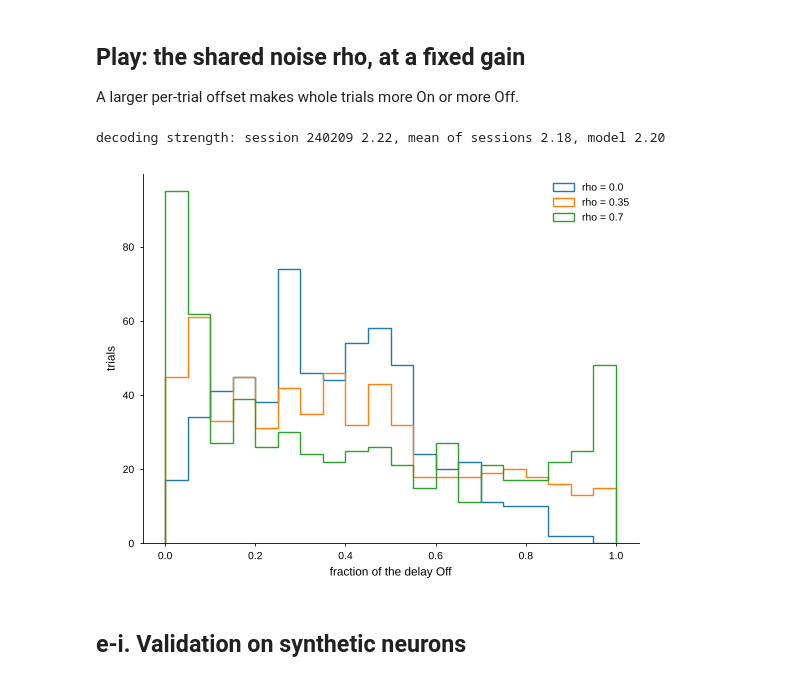
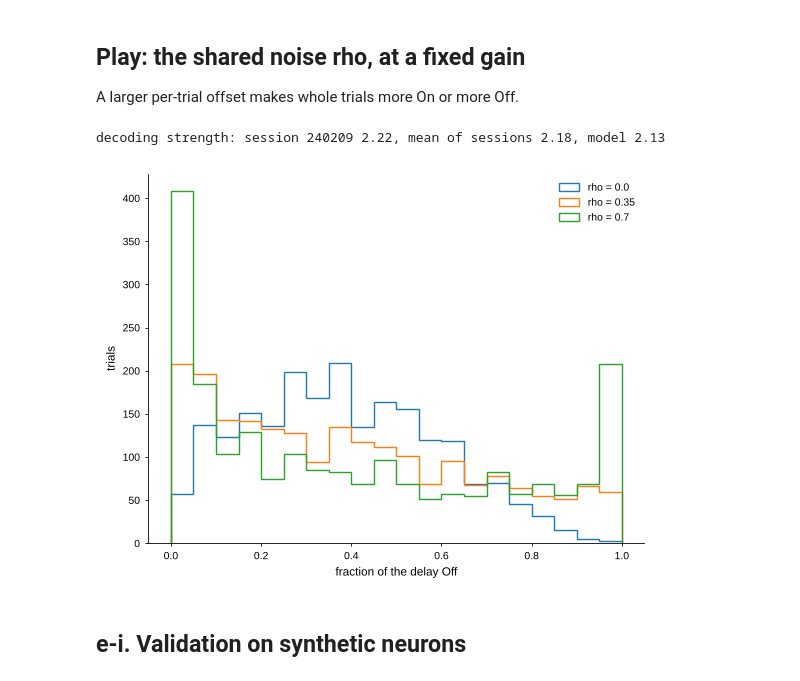
Before and after one commit to jmourabarbosa/nmda-intermitent, a Jupyter notebook: figure_notebooks/figS1.ipynb, the cells around one changed output. Cells and saved outputs as stored; diff of their text form; code cells hidden in the pictures.

```diff
--- a/figure_notebooks/figS1.ipynb
+++ b/figure_notebooks/figS1.ipynb
@@ -28,12 +28,9 @@ mean over sessions (BUGS.md, A1: this figure's calibration, on 1,056 trials).
 # %%
 ses, hist = readout.load_data()
 target = ses['all']['mu_on'].mean()
-dw, tz = readout.rate_diff(ratemodel.simulate(P, 1056, seed=11))
+model = readout.reference(P, ses)
+ref = model['sets']['all']
+c = ref['gain']
 delay = lambda t: (t >= 500) & (t <= 1400)
-rng = np.random.default_rng(1)
-eta = readout.noise(dw.shape, RHO, rng)
-grid = 10 ** np.linspace(-2.6, -0.3, 15)
-mus = readout.gain_curve(dw, eta, delay(tz), rng, grid)
-c = readout.gain_for(target, mus, grid)
 print(f'data decoding strength {target:.2f}; gain c = {c:.4f} z per Hz')
 # %% [output]
@@ -92,18 +76,19 @@ m['mu_on_data'] = target
 ## Play: the shared noise rho, at a fixed gain
 A larger per-trial offset makes whole trials more On or more Off.
 # %%
+dwL, tzL = readout.rate_diff(model['sim'])
 validL = (tzL >= 0) & (tzL <= 1400)
 for rho in (0.0, 0.35, 0.7):
     rr = np.random.default_rng(3)
     st_ = onoff.label(c * dwL + readout.noise(dwL.shape, rho, rr), readout.null_threshold(dwL.shape, rho, rr), validL)
     plt.hist((st_[:, delay(tzL)] == -1).mean(1), np.linspace(0, 1, 21), histtype='step', label=f'rho = {rho}')
 plt.xlabel('fraction of the delay Off'); plt.ylabel('trials'); plt.legend();
 data_z = dict(np.load(paths.results('recordings', 'example_delay_z.npz')))     # the session closest to the mean
 print(f"decoding strength: session {data_z['session']} {data_z['gmm_means'].max():.2f}, mean of sessions {target:.2f}, "
       f"model {m['mu_on_model']:.2f}")
 # %% [output]
-decoding strength: session 240209 2.22, mean of sessions 2.18, model 2.20
+decoding strength: session 240209 2.22, mean of sessions 2.18, model 2.13
-[figure, old version]
+[figure, new version]
 # %% [markdown]
 ## e-i. Validation on synthetic neurons
 # %%
```
Also changed, not shown: parts of 7 cells of this notebook, 16 other files.
